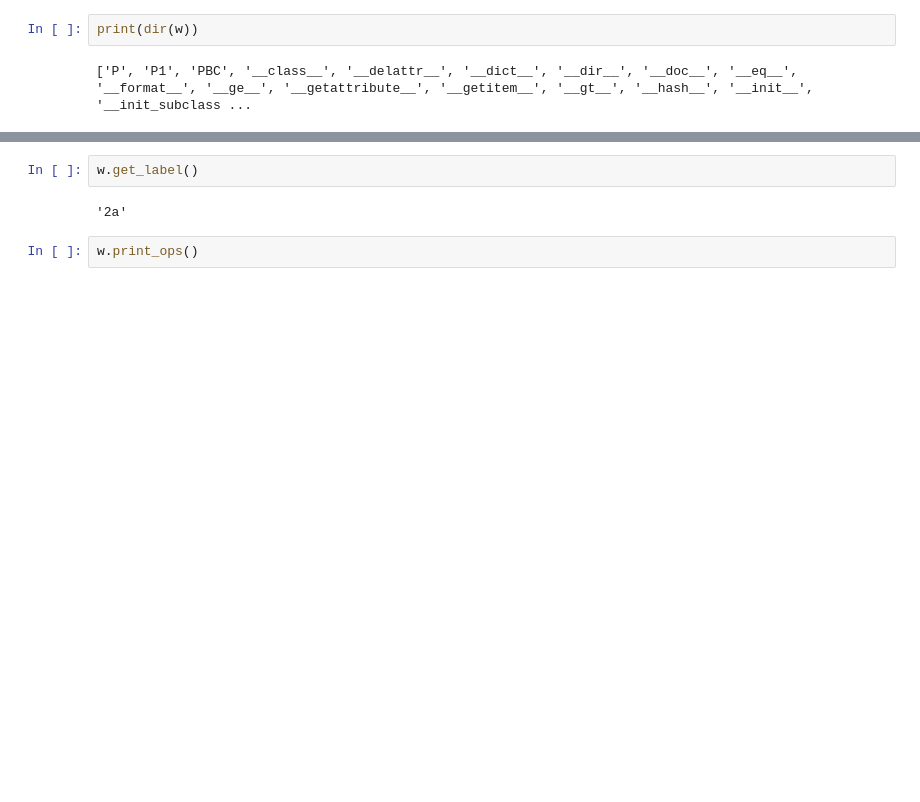
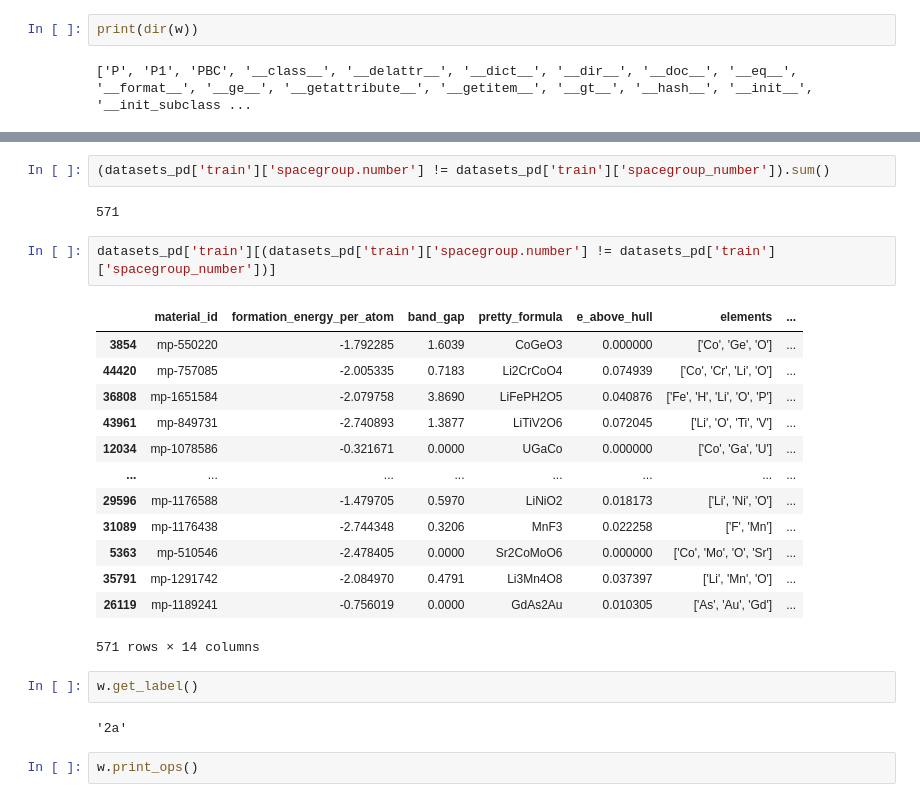
Before and after one commit to kedhip/WyckoffTransformer, a Jupyter notebook: SS.ipynb, the cells around one changed output, grey strips where cells are left out. Drawn from its saved outputs; the diff is of its cells as text; blank space fills up the shorter version.

```diff
--- a/SS.ipynb
+++ b/SS.ipynb
@@ -21,3 +108,23 @@ w.multiplicity
+# %%
+(datasets_pd['train']['spacegroup.number'] != datasets_pd['train']['spacegroup_number']).sum()
+# %% [output]
+571
+# %%
+datasets_pd['train'][(datasets_pd['train']['spacegroup.number'] != datasets_pd['train']['spacegroup_number'])]
+# %% [output]
+|  | material_id | formation_energy_per_atom | band_gap | pretty_formula | e_above_hull | elements | ... |
+| 3854 | mp-550220 | -1.792285 | 1.6039 | CoGeO3 | 0.000000 | ['Co', 'Ge', 'O'] | ... |
+| 44420 | mp-757085 | -2.005335 | 0.7183 | Li2CrCoO4 | 0.074939 | ['Co', 'Cr', 'Li', 'O'] | ... |
+| 36808 | mp-1651584 | -2.079758 | 3.8690 | LiFePH2O5 | 0.040876 | ['Fe', 'H', 'Li', 'O', 'P'] | ... |
+| 43961 | mp-849731 | -2.740893 | 1.3877 | LiTiV2O6 | 0.072045 | ['Li', 'O', 'Ti', 'V'] | ... |
+| 12034 | mp-1078586 | -0.321671 | 0.0000 | UGaCo | 0.000000 | ['Co', 'Ga', 'U'] | ... |
+| ... | ... | ... | ... | ... | ... | ... | ... |
+| 29596 | mp-1176588 | -1.479705 | 0.5970 | LiNiO2 | 0.018173 | ['Li', 'Ni', 'O'] | ... |
+| 31089 | mp-1176438 | -2.744348 | 0.3206 | MnF3 | 0.022258 | ['F', 'Mn'] | ... |
+| 5363 | mp-510546 | -2.478405 | 0.0000 | Sr2CoMoO6 | 0.000000 | ['Co', 'Mo', 'O', 'Sr'] | ... |
+| 35791 | mp-1291742 | -2.084970 | 0.4791 | Li3Mn4O8 | 0.037397 | ['Li', 'Mn', 'O'] | ... |
+| 26119 | mp-1189241 | -0.756019 | 0.0000 | GdAs2Au | 0.010305 | ['As', 'Au', 'Gd'] | ... |
+571 rows × 14 columns
 # %%
 w.get_label()
 # %% [output]
```
Also changed, not shown: parts of 7 cells of this notebook, 1 other file.
